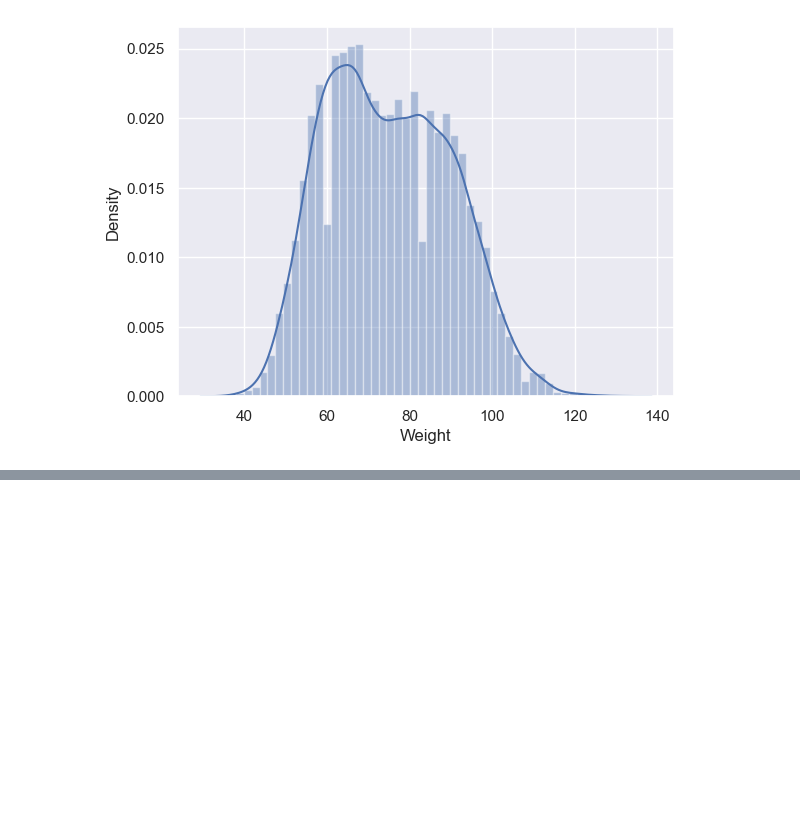
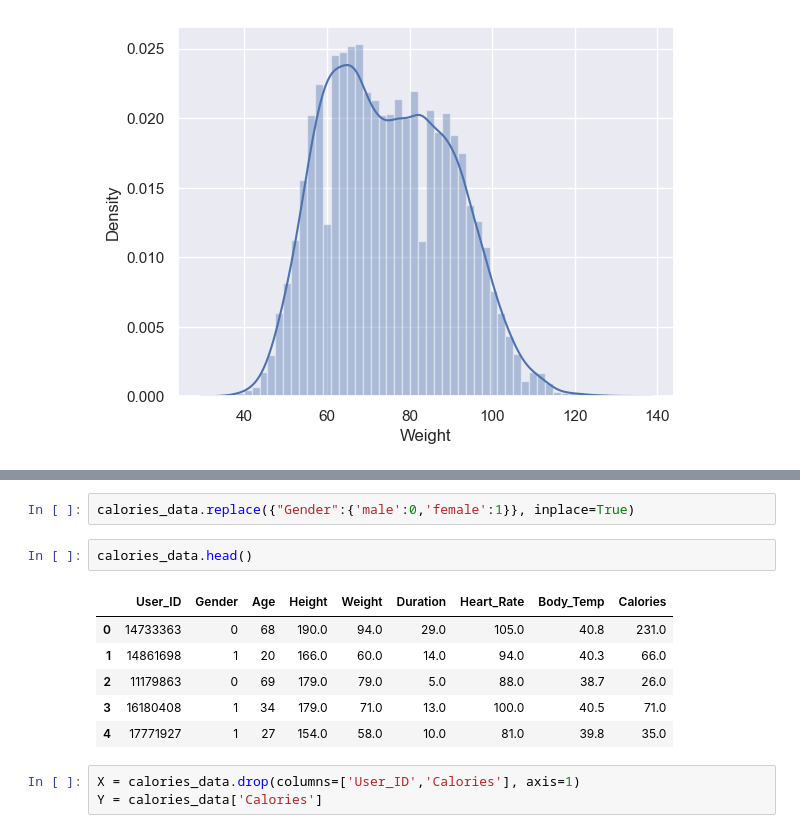
Before and after one commit to Ammar202174057/ai_project, a Jupyter notebook: code.ipynb, the cells around one changed output, grey strips where cells are left out. Saved outputs shown, nothing was run; the diff lists cells and outputs as text; blank space fills up the shorter version.

```diff
--- a/code.ipynb
+++ b/code.ipynb
@@ -144,0 +155,14 @@ https://gist.github.com/mwaskom/de44147ed2974457ad6372750bbe5751
+# %%
+calories_data.replace({"Gender":{'male':0,'female':1}}, inplace=True)
+# %%
+calories_data.head()
+# %% [output]
+|  | User_ID | Gender | Age | Height | Weight | Duration | Heart_Rate | Body_Temp | Calories |
+| 0 | 14733363 | 0 | 68 | 190.0 | 94.0 | 29.0 | 105.0 | 40.8 | 231.0 |
+| 1 | 14861698 | 1 | 20 | 166.0 | 60.0 | 14.0 | 94.0 | 40.3 | 66.0 |
+| 2 | 11179863 | 0 | 69 | 179.0 | 79.0 | 5.0 | 88.0 | 38.7 | 26.0 |
+| 3 | 16180408 | 1 | 34 | 179.0 | 71.0 | 13.0 | 100.0 | 40.5 | 71.0 |
+| 4 | 17771927 | 1 | 27 | 154.0 | 58.0 | 10.0 | 81.0 | 39.8 | 35.0 |
+# %%
+X = calories_data.drop(columns=['User_ID','Calories'], axis=1)
+Y = calories_data['Calories']
```
Also changed, not shown: parts of 12 cells of this notebook.
